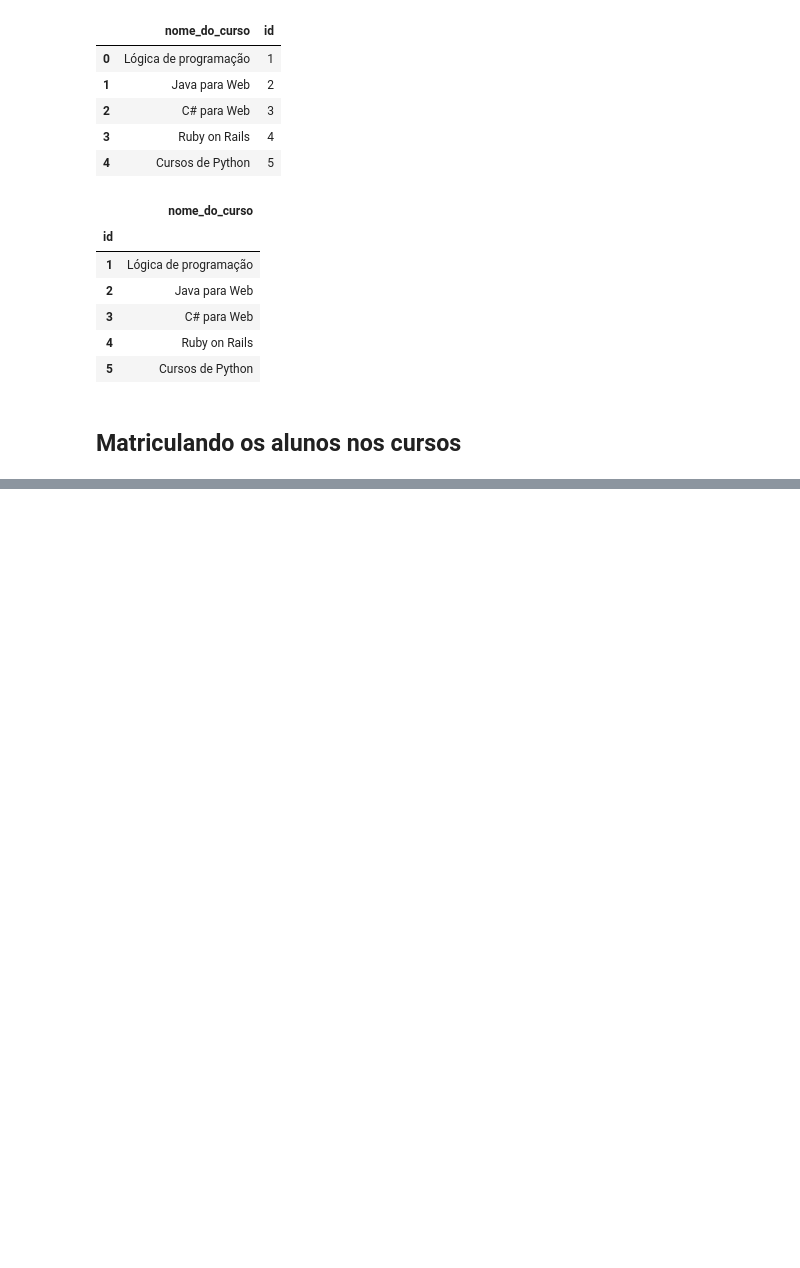
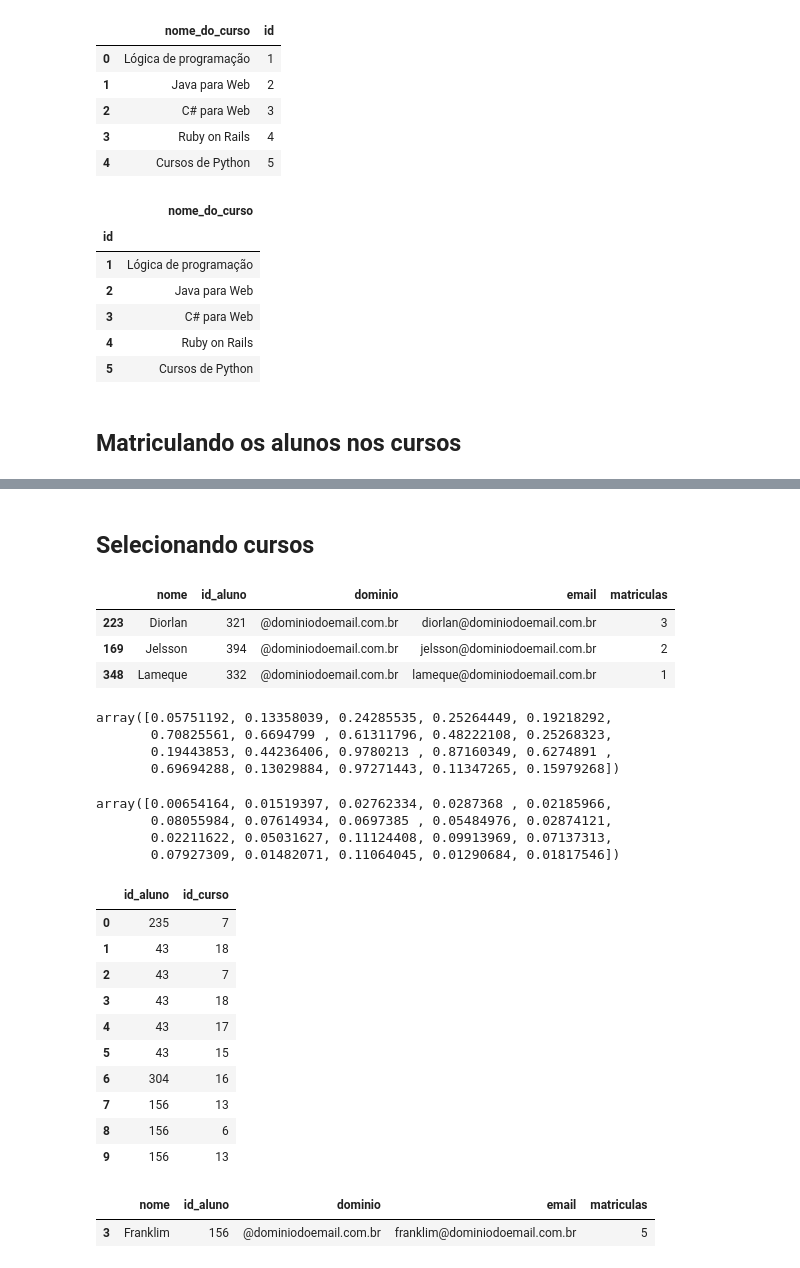
Before and after one commit to josenaldo/alura-ds1-pandas-formatos-diferentes-de-entrada-e-saida-io, a Jupyter notebook: notebook/pandas-io.ipynb, the cells around one changed output, grey strips where cells are left out. Saved outputs shown, nothing was run; the diff lists cells and outputs as text; code cells hidden in the pictures; blank space fills up the shorter version.

```diff
--- a/notebook/pandas-io.ipynb
+++ b/notebook/pandas-io.ipynb
@@ -300,0 +363,26 @@ nomes.matriculas.describe()
+# %% [markdown]
+## Selecionando cursos
+# %%
+nomes.sample(3)
+# %% [output]
+|  | nome | id_aluno | dominio | email | matriculas |
+| 223 | Diorlan | 321 | @dominiodoemail.com.br | diorlan@dominiodoemail.com.br | 3 |
+| 169 | Jelsson | 394 | @dominiodoemail.com.br | jelsson@dominiodoemail.com.br | 2 |
+| 348 | Lameque | 332 | @dominiodoemail.com.br | lameque@dominiodoemail.com.br | 1 |
+# %%
+todas_matriculas = []
+x = np.random.rand(20)
+x
+# %% [output]
+array([0.05751192, 0.13358039, 0.24285535, 0.25264449, 0.19218292,
+       0.70825561, 0.6694799 , 0.61311796, 0.48222108, 0.25268323,
+       0.19443853, 0.44236406, 0.9780213 , 0.87160349, 0.6274891 ,
+       0.69694288, 0.13029884, 0.97271443, 0.11347265, 0.15979268])
+# %%
+prob = x / sum(x)
+prob
+# %% [output]
+array([0.00654164, 0.01519397, 0.02762334, 0.0287368 , 0.02185966,
+       0.08055984, 0.07614934, 0.0697385 , 0.05484976, 0.02874121,
+       0.02211622, 0.05031627, 0.11124408, 0.09913969, 0.07137313,
+       0.07927309, 0.01482071, 0.11064045, 0.01290684, 0.01817546])
@@ -300,0 +398,19 @@ nomes.matriculas.describe()
+# %%
+matriculas.head(10)
+# %% [output]
+|  | id_aluno | id_curso |
+| 0 | 235 | 7 |
+| 1 | 43 | 18 |
+| 2 | 43 | 7 |
+| 3 | 43 | 18 |
+| 4 | 43 | 17 |
+| 5 | 43 | 15 |
+| 6 | 304 | 16 |
+| 7 | 156 | 13 |
+| 8 | 156 | 6 |
+| 9 | 156 | 13 |
+# %%
+nomes[nomes['id_aluno'] == 156]
+# %% [output]
+|  | nome | id_aluno | dominio | email | matriculas |
+| 3 | Franklim | 156 | @dominiodoemail.com.br | franklim@dominiodoemail.com.br | 5 |
```
Also changed, not shown: parts of 21 cells of this notebook, 1 other file.
